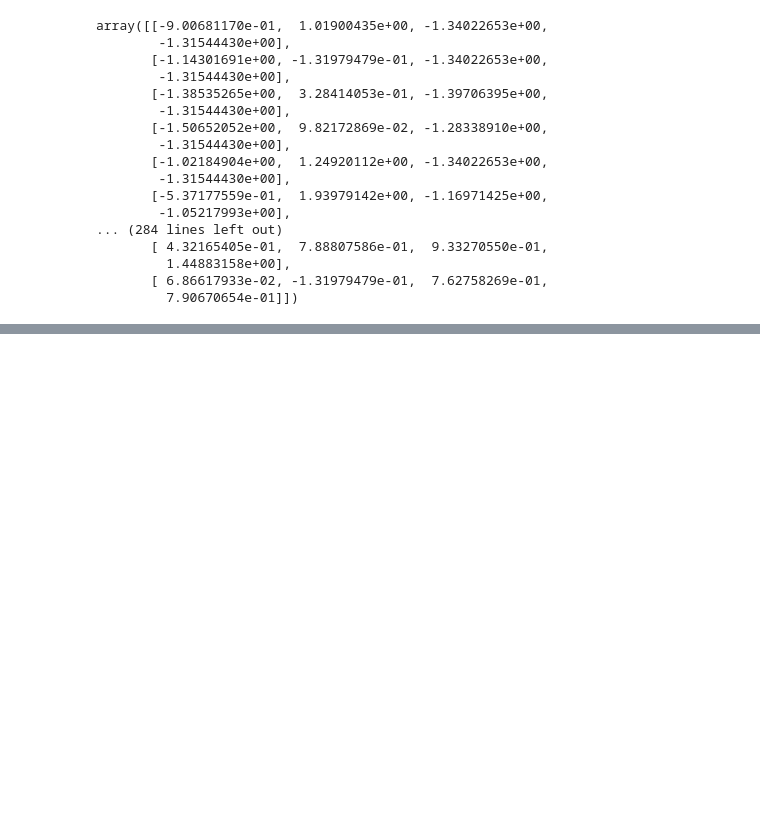
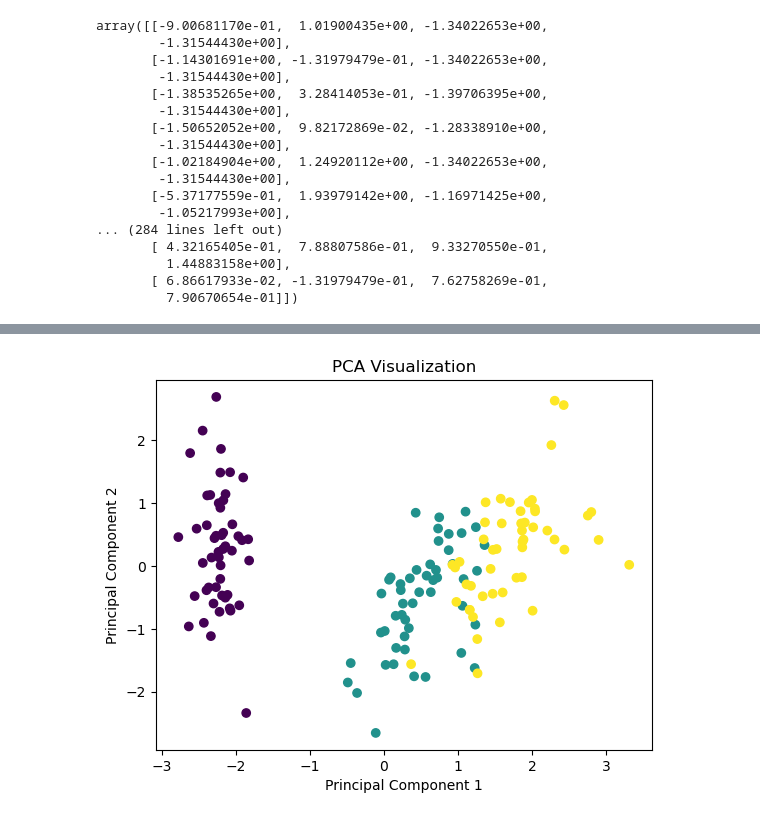
Before and after one commit to debmalyaa29/unsupervised-ml-model, a Jupyter notebook: Hierarchical Clustering/practical.ipynb, the cells around one changed output, grey strips where cells are left out. Drawn from its saved outputs; the diff is of its cells as text; code cells hidden in the pictures; blank space fills up the shorter version.

Commit message:
Done with the visualisation of PCS

```diff
--- a/Hierarchical Clustering/practical.ipynb
+++ b/Hierarchical Clustering/practical.ipynb
@@ -116,0 +99,10 @@ array([[-2.26470281,  0.4800266 ],
+# %%
+plt.scatter(pca_scaled[:, 0], pca_scaled[:, 1],c=iris.target)
+
+plt.xlabel("Principal Component 1")
+plt.ylabel("Principal Component 2")
+plt.title("PCA Visualization")
+
+plt.show()
+# %% [output]
+[figure, added]
```
Also changed, not shown: parts of 1 cell of this notebook.
